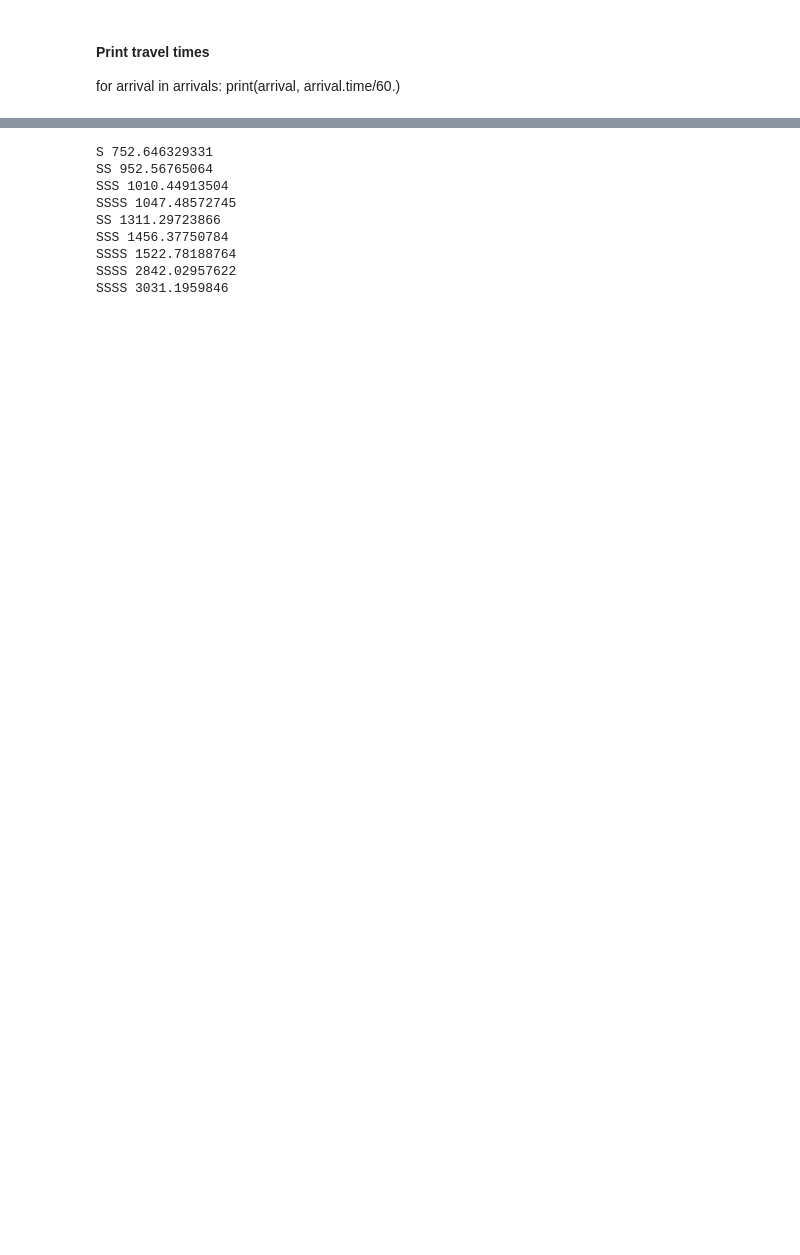
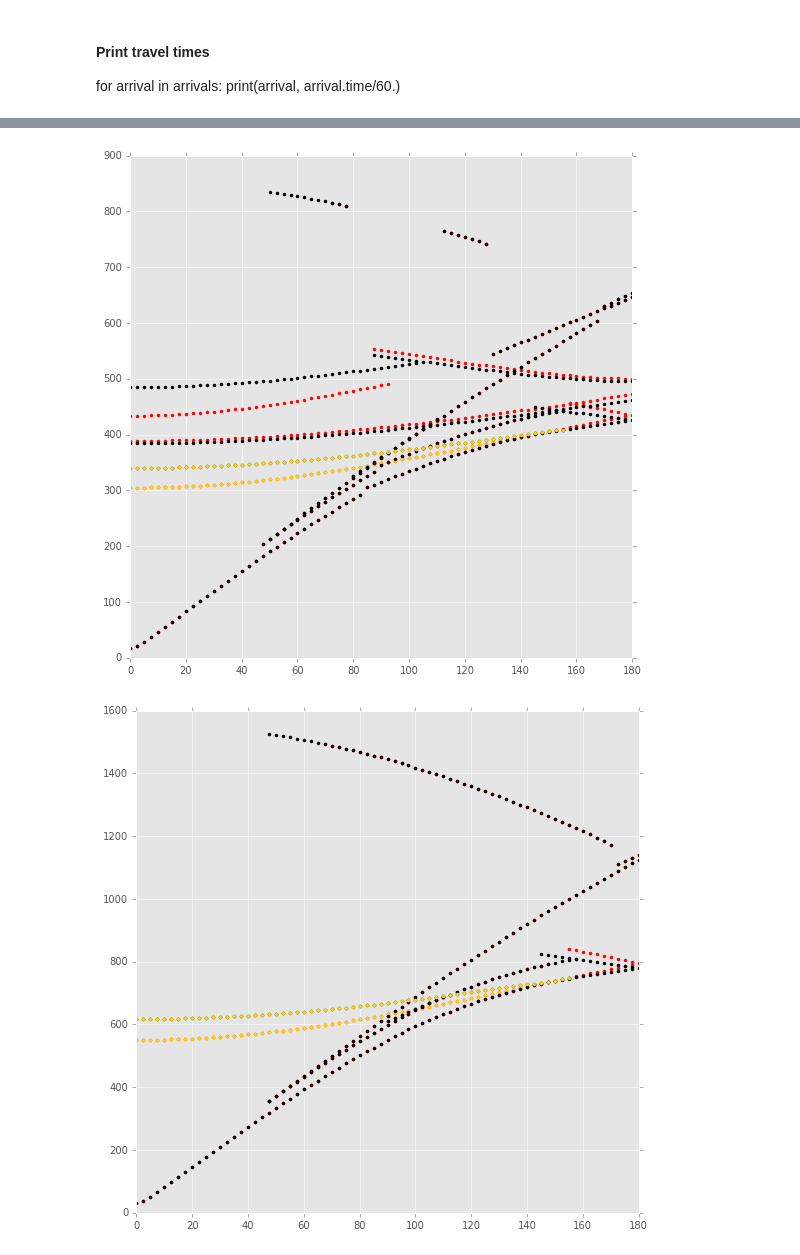
Before and after one commit to nmancinelli/moonbeam, a Jupyter notebook: Moon-Rays.ipynb, the cells around one changed output, grey strips where cells are left out. Drawn from its saved outputs; the diff is of its cells as text; code cells hidden in the pictures; blank space fills up the shorter version.

```diff
--- a/Moon-Rays.ipynb
+++ b/Moon-Rays.ipynb
@@ -108,13 +132,0 @@ There were 0 epicentral distances without an arrival
-# %%
-for arrival in arrivals:
-    print(arrival.name, arrival.time)
-# %% [output]
-S 752.646329331
-SS 952.56765064
-SSS 1010.44913504
-SSSS 1047.48572745
-SS 1311.29723866
-SSS 1456.37750784
-SSSS 1522.78188764
-SSSS 2842.02957622
-SSSS 3031.1959846
@@ -121,3 +174,51 @@ SSSS 3031.1959846
+# %%
+#df.to_csv('tmp.txt',sep=' ', float_format = '%8.1f', quoting = None)
+df1 = pd.read_csv('tt_weber_event_depth_100_km.txt', delim_whitespace=True)
+df2 = pd.read_csv('tt_weber_nopml_event_depth_100_km.txt', delim_whitespace=True)
+#df3 = pd.read_csv('tt_khan_event_depth_100_km.txt', delim_whitespace=True)
+
+colors = ['red','black']
+labels = ['Weber','No PML']
+
+plt.figure(1,(9,9))
+
+for ii, df in enumerate([df1,df2]):
+    plt.plot(df.index, df.p, '.',    color = colors[ii])
+    plt.plot(df.index, df.P, '.',    color = colors[ii])
+    plt.plot(df.index, df.pP, '.',    color = colors[ii])
+    #plt.plot(df.index, df.P_,'.',   color = colors[ii])
+    #plt.plot(df.index, df.P__,'.',   color = colors[ii])
+    plt.plot(df.index, df.PP,'.',  color = colors[ii])
+    plt.plot(df.index, df.PP_,'.',  color = colors[ii])
+    #plt.plot(df.index, df.PP__,'.',  color = colors[ii])
+    plt.plot(df.index, df.Pdiff,'.',  color = colors[ii])
+    plt.plot(df.index, df.Pdiff_,'.',  color = colors[ii])
+    plt.plot(df.index, df.PKIKP,'.',  color = colors[ii])
+    plt.plot(df.index, df.PKiKP,'.',  color = colors[ii])
+    plt.plot(df.index, df.PcP,'.',  color = colors[ii])
+    plt.plot(df.index, df.PcS,'.',  color = colors[ii])
+    plt.plot(df.index, df.Pv1257P,'.',  color = 'gold')
+
+
+plt.figure(2,(9,9))
+
+for ii, df in enumerate([df1,df2]):
+    plt.plot(df.index, df.S, '.',    color = colors[ii])
+    #plt.plot(df.index, df.S_,'.',   color = colors[ii])
+    #plt.plot(df.index, df.S__,'.',   color = colors[ii])
+    plt.plot(df.index, df.s,'.',  color = colors[ii])
+    plt.plot(df.index, df.sS,'.',  color = colors[ii])
+    plt.plot(df.index, df.sS_,'.',  color = colors[ii])
+    plt.plot(df.index, df.SS,'.',  color = colors[ii])
+    plt.plot(df.index, df.SS_,'.',  color = colors[ii])
+    #plt.plot(df.index, df.SS__,'.',  color = colors[ii])
+    plt.plot(df.index, df.Sdiff,'.',  color = colors[ii])
+    plt.plot(df.index, df.Sdiff_,'.',  color = colors[ii])
+    plt.plot(df.index, df.ScS,'.',  color = colors[ii])
+    plt.plot(df.index, df.Sv1257S,'.',  color = 'gold')
+# %% [output]
+[figure, added]
+[figure, added]
 # %%
 #Lunar Geometrical Spreading
 #
```
Also changed, not shown: parts of 7 cells of this notebook, 24 other files.
